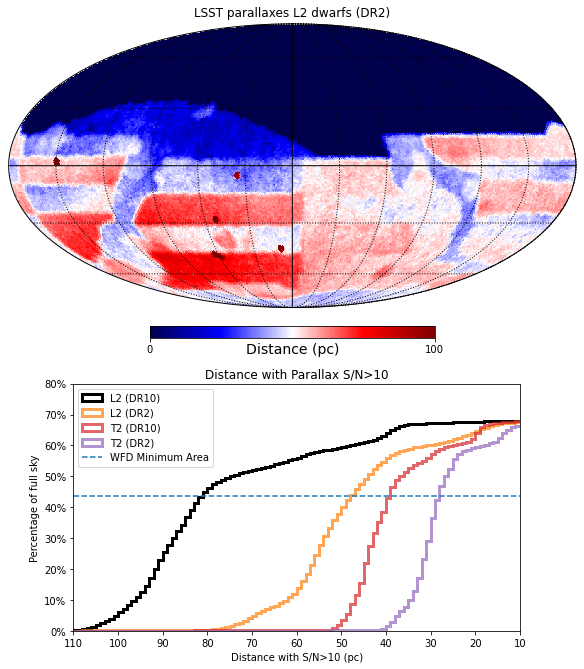
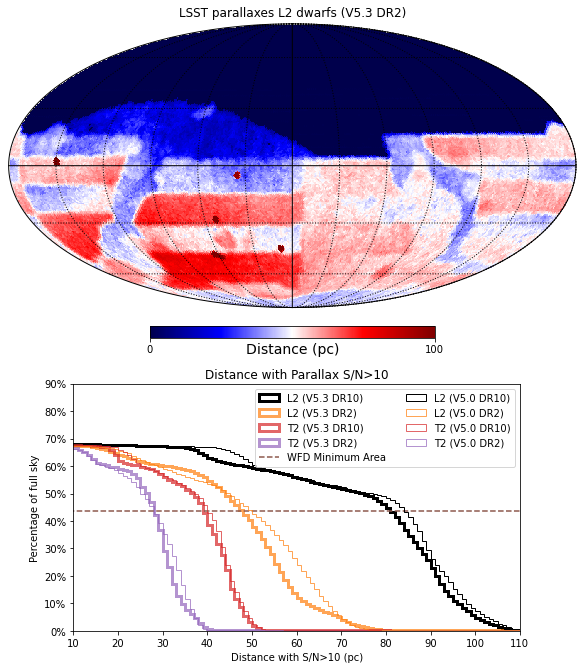
Unified diff of the notebook cell whose output changed from the first chart to the second:
--- before
+++ after
@@ -1,4 +1,4 @@
 fig = plt.figure(figsize=(8, 10))
-hp.mollview(yy02['metric_values'], title="LSST parallaxes L2 dwarfs (DR2)", unit="Distance (pc)", fig=fig, sub=(2,1,1), 
+hp.mollview(yy02['metric_values'], title="LSST parallaxes L2 dwarfs (V5.3 DR2)", unit="Distance (pc)", fig=fig, sub=(2,1,1), 
             cmap="seismic", min=0, max=100)
 hp.graticule()  # Optional: adds grid lines for latitude/longitude
@@ -7,16 +7,25 @@
 ax_hist = fig.add_subplot(2, 1, 2)
 ax_hist.hist(yy10['metric_values'], histtype='step', bins=bins2, alpha=1, linewidth=3, cumulative=-1, 
-             color='k', label='L2 (DR10)',weights=w10)
+             color='k', label='L2 (V5.3 DR10)',weights=w10)
 ax_hist.hist(yy02['metric_values'], histtype='step', bins=bins2, alpha=0.7, linewidth=3, cumulative=-1,
-             label='L2 (DR2)', color='C1', weights=w02)
+             label='L2 (V5.3 DR2)', color='C1', weights=w02)
 ax_hist.hist(yy10T2['metric_values'], histtype='step', bins=bins2, alpha=0.7, linewidth=3, cumulative=-1,
-             label='T2 (DR10)', color='C3', weights=w02)
+             label='T2 (V5.3 DR10)', color='C3', weights=w02)
 ax_hist.hist(yy02T2['metric_values'], histtype='step', bins=bins2, alpha=0.7, linewidth=3, cumulative=-1,
-             label='T2 (DR2)', color='C4', weights=w02)
-ax_hist.plot([0,200],np.array([1,1])*wfd_nominal,'--',label='WFD Minimum Area')
+             label='T2 (V5.3 DR2)', color='C4', weights=w02)
+ax_hist.plot([0,200],np.array([1,1])*wfd_nominal,'--',color='C5',label='WFD Minimum Area')
+ax_hist.hist(v50_yy10['metric_values'], histtype='step', bins=bins2, alpha=1, linewidth=1, cumulative=-1, 
+             color='k', label='L2 (V5.0 DR10)',weights=w10)
+ax_hist.hist(v50_yy02['metric_values'], histtype='step', bins=bins2, alpha=0.7, linewidth=1, cumulative=-1,
+             label='L2 (V5.0 DR2)', color='C1', weights=w02)
+ax_hist.hist(v50_yy10T2['metric_values'], histtype='step', bins=bins2, alpha=0.7, linewidth=1, cumulative=-1,
+             label='T2 (V5.0 DR10)', color='C3', weights=w02)
+ax_hist.hist(v50_yy02T2['metric_values'], histtype='step', bins=bins2, alpha=0.7, linewidth=1, cumulative=-1,
+             label='T2 (V5.0 DR2)', color='C4', weights=w02)
 ax_hist.set_xlim(110,10)
-ax_hist.set_ylim(0,0.8)
+ax_hist.set_ylim(0,0.9)
 ax_hist.set_xticks(np.arange(10, 111, step=10))
-ax_hist.legend(loc='upper left')
+ax_hist.invert_xaxis()
+ax_hist.legend(loc='upper right',ncols=2)
 ax_hist.set_title("Distance with Parallax S/N>10")
 ax_hist.set_ylabel("Percentage of full sky")

Commit: plot both V5.3 and %.0